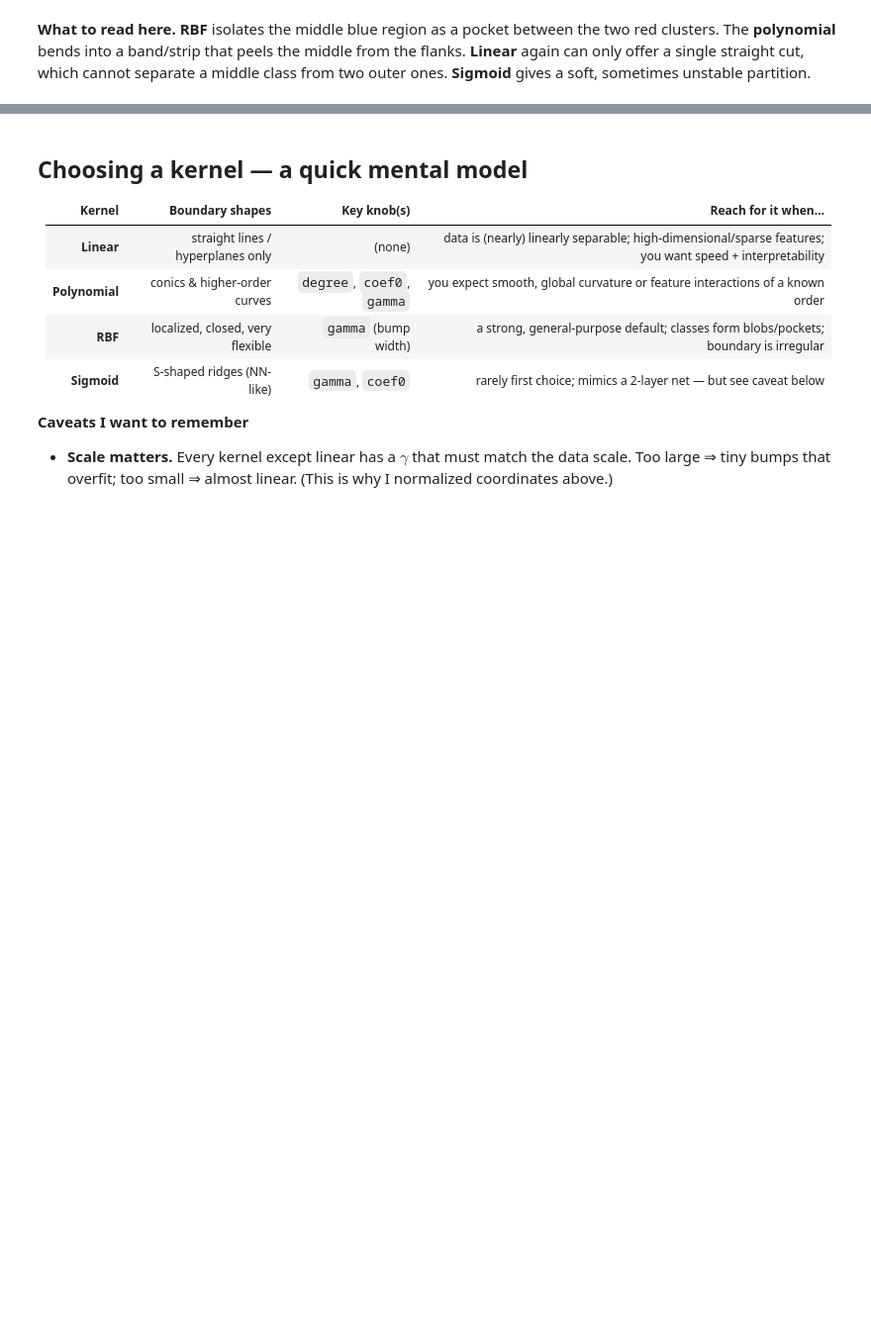
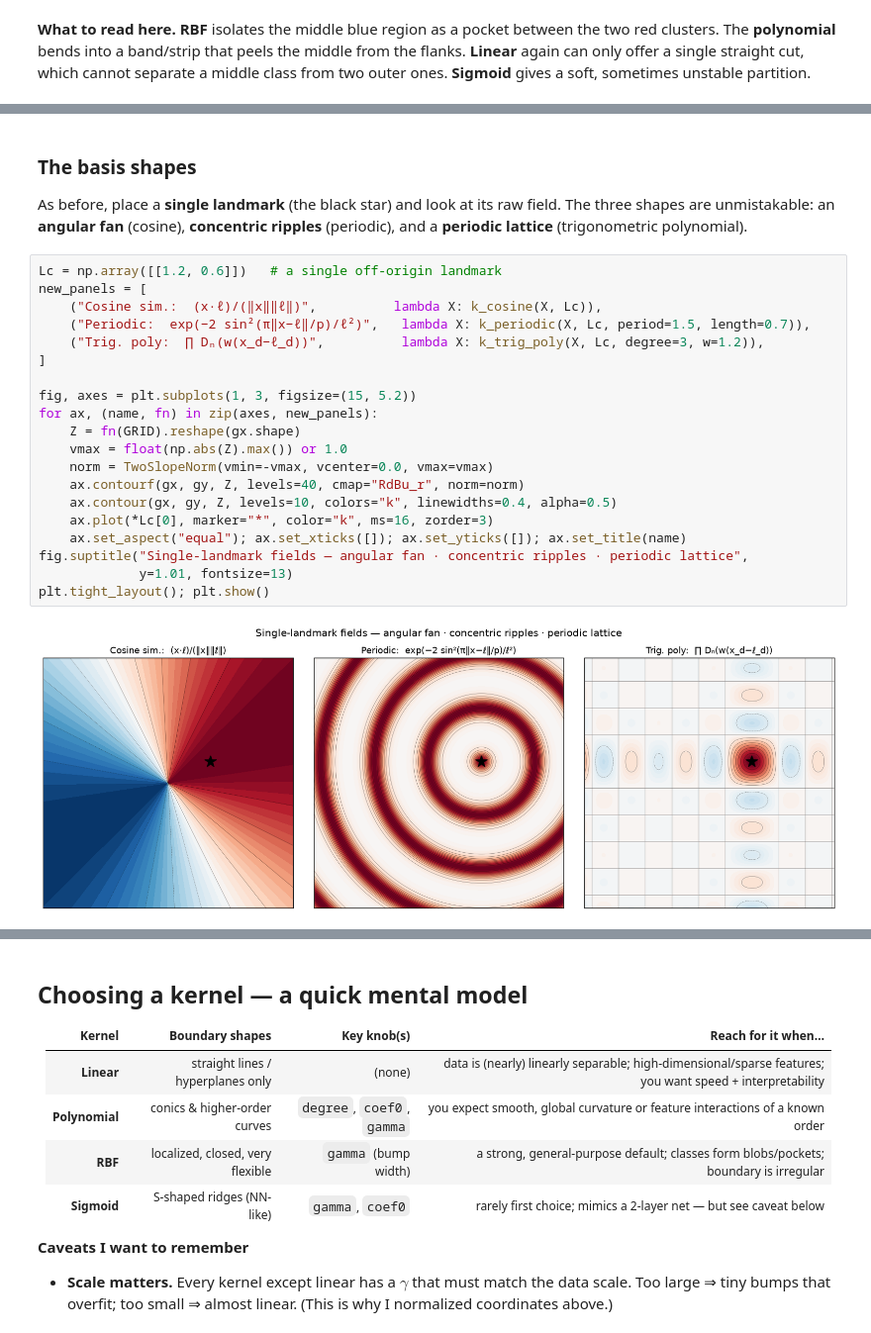
Before and after one commit to panjunbiao/cs-notes, a Jupyter notebook: notes/support-vector-machine/kernel-boundaries/index.ipynb, the cells around one changed output, grey strips where cells are left out. Shown at 99% size. Drawn from its saved outputs; the diff is of its cells as text; blank space fills up the shorter version.

Commit message:
Kernel tour: add cosine & trigonometric kernels (bonus section)
Co-authored-by: Cursor <cursoragent@cursor.com>

```diff
--- a/notes/support-vector-machine/kernel-boundaries/index.ipynb
+++ b/notes/support-vector-machine/kernel-boundaries/index.ipynb
@@ -234,0 +285,26 @@ show_kernels(blob_L, blob_y, blob_kernels,
+# %% [markdown]
+### The basis shapes
+
+As before, place a **single landmark** (the black star) and look at its raw field. The three shapes are unmistakable: an **angular fan** (cosine), **concentric ripples** (periodic), and a **periodic lattice** (trigonometric polynomial).
+# %%
+Lc = np.array([[1.2, 0.6]])   # a single off-origin landmark
+new_panels = [
+    ("Cosine sim.:  (x·ℓ)/(‖x‖‖ℓ‖)",          lambda X: k_cosine(X, Lc)),
+    ("Periodic:  exp(−2 sin²(π‖x−ℓ‖/p)/ℓ²)",   lambda X: k_periodic(X, Lc, period=1.5, length=0.7)),
+    ("Trig. poly:  ∏ Dₙ(w(x_d−ℓ_d))",          lambda X: k_trig_poly(X, Lc, degree=3, w=1.2)),
+]
+
+fig, axes = plt.subplots(1, 3, figsize=(15, 5.2))
+for ax, (name, fn) in zip(axes, new_panels):
+    Z = fn(GRID).reshape(gx.shape)
+    vmax = float(np.abs(Z).max()) or 1.0
+    norm = TwoSlopeNorm(vmin=-vmax, vcenter=0.0, vmax=vmax)
+    ax.contourf(gx, gy, Z, levels=40, cmap="RdBu_r", norm=norm)
+    ax.contour(gx, gy, Z, levels=10, colors="k", linewidths=0.4, alpha=0.5)
+    ax.plot(*Lc[0], marker="*", color="k", ms=16, zorder=3)
+    ax.set_aspect("equal"); ax.set_xticks([]); ax.set_yticks([]); ax.set_title(name)
+fig.suptitle("Single-landmark fields — angular fan · concentric ripples · periodic lattice",
+             y=1.01, fontsize=13)
+plt.tight_layout(); plt.show()
+# %% [output]
+[figure, added]
```
Also changed, not shown: parts of 7 cells of this notebook.
